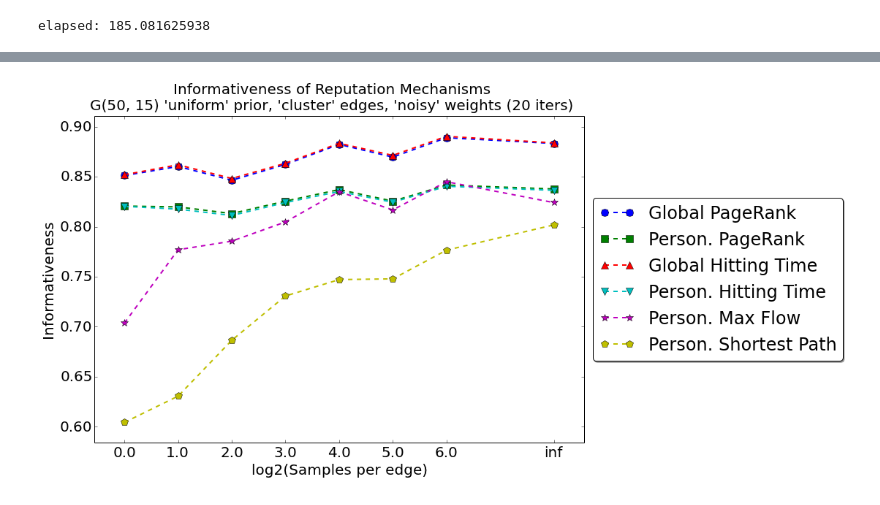
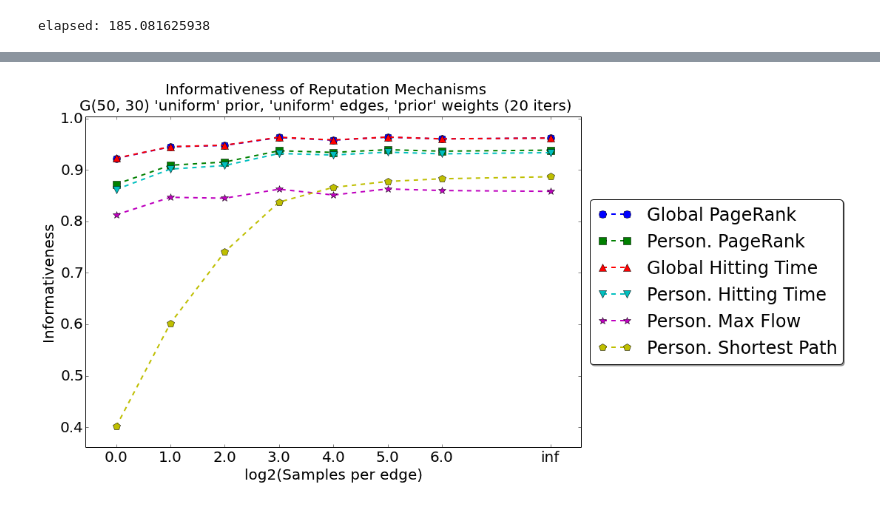
Before and after one commit to branliu0/transitive-trust-models, a Jupyter notebook: notebooks/2014-03-26 Info wo Manipulations.ipynb, the cells around one changed output, grey strips where cells are left out. Drawn from its saved outputs; the diff is of its cells as text; code cells hidden in the pictures.

```diff
--- a/notebooks/2014-03-26 Info wo Manipulations.ipynb
+++ b/notebooks/2014-03-26 Info wo Manipulations.ipynb
@@ -78,7 +78,7 @@ def info_by_edge_count(edge_counts, num_iters, agent_type_prior='uniform', edge_
 
 def info_by_sample_count(sample_counts, num_iters, agent_type_prior='uniform', edge_strategy='uniform', edge_weight_strategy='noisy'):
     sample_counts.append(float('inf'))
-    g_args = [[(50, agent_type_prior, edge_strategy, 15, edge_weight_strategy, sc) for _ in xrange(num_iters)] for sc in sample_counts]
+    g_args = [[(50, agent_type_prior, edge_strategy, 30, edge_weight_strategy, sc) for _ in xrange(num_iters)] for sc in sample_counts]
     ft_graph_args = [val for arr in g_args for val in arr]
     flattened_graphs = one_gen_graph.map(ft_graph_args)
     args = [[[g, i] for g in flattened_graphs] for i in xrange(len(e.MECHANISMS))]
@@ -121,7 +121,7 @@ def plot_by_edge_count(edge_counts, num_iters, agent_type_prior, edge_strategy,
 
     plt.margins(0.07)
     plt.legend(loc='center left', bbox_to_anchor=(1, 0.5), fancybox=True, shadow=True)
-    plt.xticks(edge_counts, edge_counts)
+#     plt.xticks(edge_counts, edge_counts)
     plt.xlabel('Number of edges')
     plt.ylabel('Informativeness')
     plt.suptitle('Informativeness of Reputation Mechanisms\n'
@@ -146,6 +146,6 @@ def plot_by_sample_count(sample_counts, num_iters, agent_type_prior, edge_strate
     plt.xlabel('log2(Samples per edge)')
     plt.ylabel('Informativeness')
     plt.suptitle('Informativeness of Reputation Mechanisms\n'
-                 "G(50, 15) '%s' prior, '%s' edges, '%s' weights (%d iters)" % (
+                 "G(50, 30) '%s' prior, '%s' edges, '%s' weights (%d iters)" % (
                         agent_type_prior, edge_strategy, edge_weight_strategy, num_iters))
     plt.show()
@@ -191,3 +193,9 @@ s4 = info_by_sample_count([1, 2, 4, 8, 16, 32, 64], 20)
 print 'elapsed:', time.time() - start
 # %% [output]
 elapsed: 185.081625938
+# %%
+start = time.time()
+t1 = info_by_sample_count([1, 2, 4, 8, 16, 32, 64], 20, edge_strategy='uniform', edge_weight_strategy='noisy')
+t2 = info_by_sample_count([1, 2, 4, 8, 16, 32, 64], 20, edge_strategy='cluster', edge_weight_strategy='prior')
+t3 = info_by_sample_count([1, 2, 4, 8, 16, 32, 64], 20, edge_strategy='uniform', edge_weight_strategy='prior')
+print 'elapsed:', time.time() - start
@@ -194,4 +204,4 @@ elapsed: 185.081625938
 # %%
-plot_by_sample_count(**s)
+plot_by_sample_count(**t3)
 # %% [output]
-[figure, old version]
+[figure, new version]
```
Also changed, not shown: parts of 5 cells of this notebook, 1 other file.
